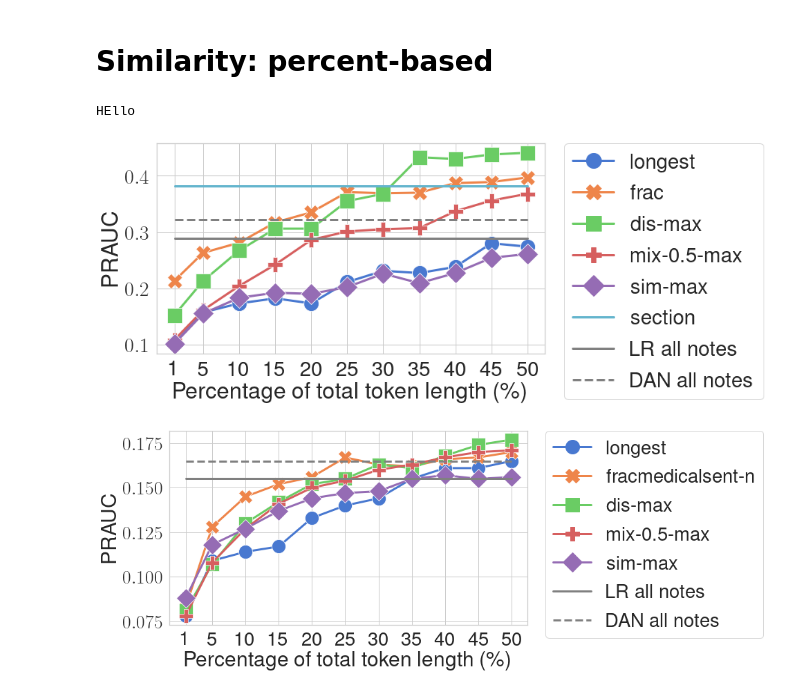
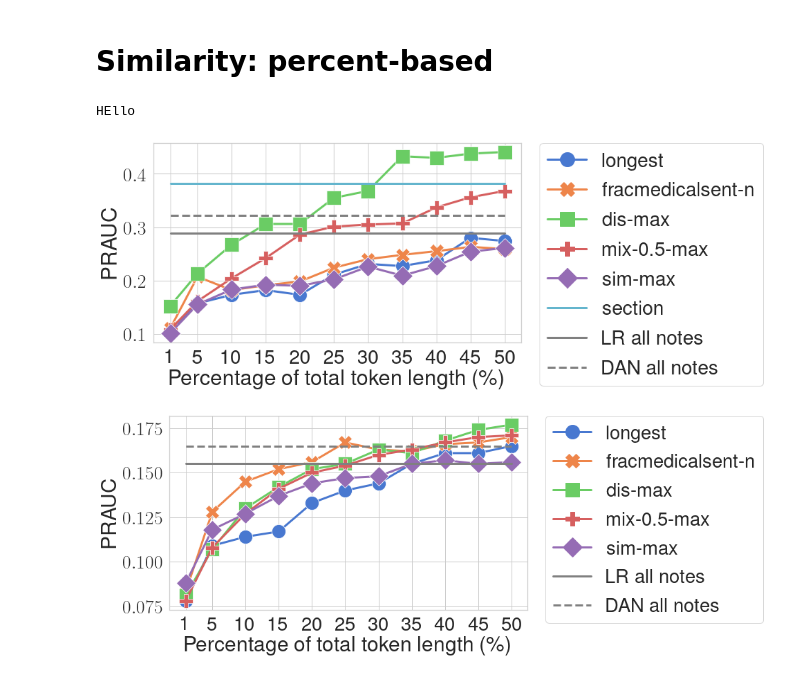
Before and after one commit to BoulderDS/value-of-medical-notes, a Jupyter notebook: notebooks/heurisitics_notes_plot_new.ipynb, the cells around one changed output. Cells and saved outputs as stored; diff of their text form; code cells hidden in the pictures.

```diff
--- a/notebooks/heurisitics_notes_plot_new.ipynb
+++ b/notebooks/heurisitics_notes_plot_new.ipynb
@@ -183,22 +183,22 @@ def grouped_plot_single(task, model, note, period, feature_used, metric, sentenc
 # Similarity: percent-based
 # %%
 sentences_len = [1,5,10,15,20,25,30,35,40,45,50]
-hs_common = ['longest_test','fracmedicalsent_test']
+hs_common = ['longest_test','fracmedicalsent_norm_test']
 setting = "_max"
 hs_sim = ['similarity_far', 'similaritymix_0.5' , 'similarity_near']
 for sim in ["_max_new_test"]:
     hs_sim_tmp = [h+sim for h in hs_sim]
     hs = hs_common + hs_sim_tmp
     hs = [h+"_token_percent" for h in hs]
     for model in ['LR']: # DAM
         for note in [ 'all_but_discharge']:
             for period in ['24']: #, '48', 'retro'
                 for metric in ['PRAUC']: #'PRAUC', 'ROCAUC', 'P@1', 'P@5', 'P@10'
                     grouped_plot_single('mortality', model, note, period, 'notes', \
                                         metric,sentences_len, f'similarity{sim}_physician_percent', 'percent', 'physician')
 # %% [output]
 HEllo
-[figure, old version]
+[figure, new version]
 # %%
 sentences_len = [1,5,10,15,20,25,30,35,40,45,50]
 hs_common = ['longest_test','fracmedicalsent_norm_test'] #,'countmedicalsent_sim'
```
Also changed, not shown: 7 other files.
